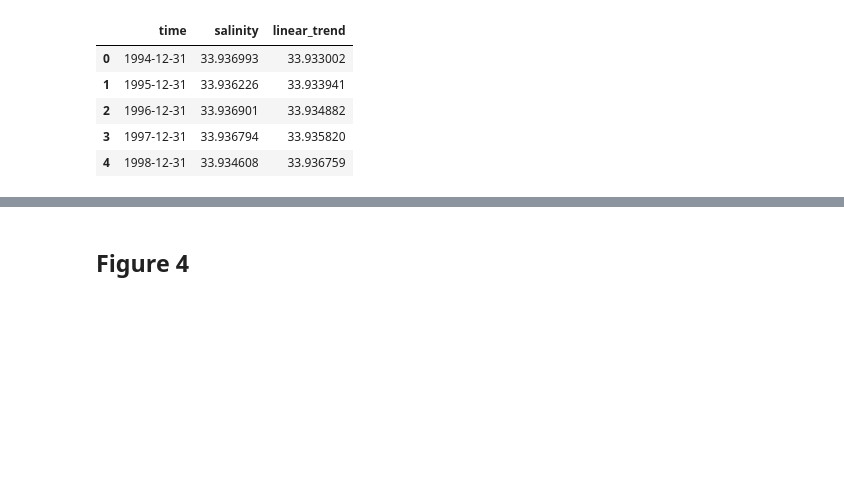
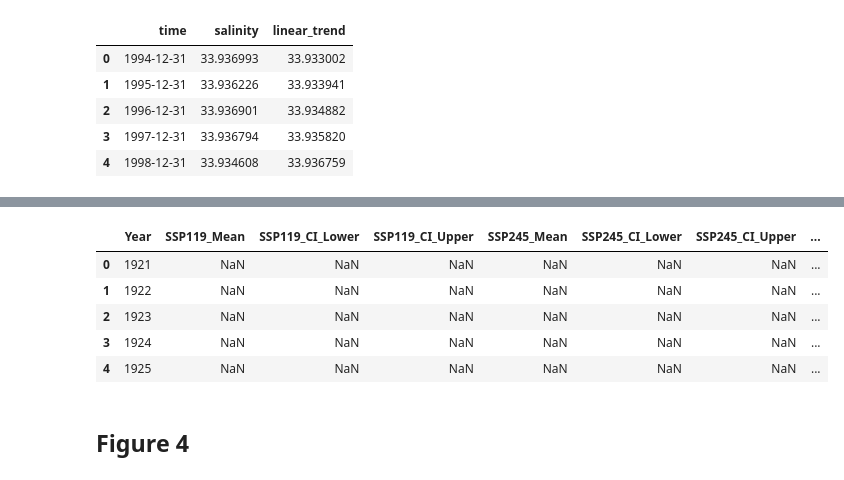
Before and after one commit to Ode-PBLLC/ocean-central, a Jupyter notebook: Code/mitigate_climate_change_FINAL.ipynb, the cells around one changed output, grey strips where cells are left out. Drawn from its saved outputs; the diff is of its cells as text; code cells hidden in the pictures; blank space fills up the shorter version.

Commit message:
update climate

```diff
--- a/Code/mitigate_climate_change_FINAL.ipynb
+++ b/Code/mitigate_climate_change_FINAL.ipynb
@@ -262,3 +266,83 @@ df[['time','salinity','linear_trend']].head()
+# %%
+# Let's load the file with more flexibility in handling its format to try and correctly parse it.
+with open('../Data/TAR_FIGURE_3_AMOC_45N', 'r') as file:
+    lines = file.readlines()
+
+# Adjust the column naming logic to include the full scenario name as requested
+scenario_data = {}
+current_scenario = None
+time_range = range(1921, 2100)
+
+for line in lines:
+    # Check if line indicates a new scenario/ensemble using the SPEAR_c192_o1 pattern
+    scenario_match = re.search(r'SPEAR_c192_o1_(.+)_ENS_(\d+)', line)
+    if scenario_match:
+        # Preserve the full scenario name (like HIST_SSP585_ALLForc) and ensemble number
+        scenario_name = scenario_match.group(1) + "_" + scenario_match.group(2)
+        current_scenario = scenario_name
+        scenario_data[current_scenario] = []
+    else:
+        # If the line contains numerical data, extract and add it to the current scenario
+        match = re.findall(r"[-+]?\d*\.\d+|\d+", line.strip())
+        if match and current_scenario:
+            scenario_data[current_scenario].extend([float(value) for value in match])
+
+# Creating a DataFrame where the first column is the time and each subsequent column is a scenario/ensemble
+df = pd.DataFrame({'Year': list(time_range)})
+
+for scenario, values in scenario_data.items():
+    df[scenario] = values[:len(time_range)]  # Ensuring the values match the time range
+
+# Define scenario prefixes to filter the columns
+scenarios = ['SSP119', 'SSP245', 'SSP534', 'SSP585', 'NATURAL']
+
+# Initialize a result DataFrame
+result = pd.DataFrame()
+result['Year'] = df['Year']
+
+# Loop through each scenario to calculate the mean and confidence intervals
+for scenario in scenarios:
+    # Identify relevant columns for the current scenario
+    scenario_columns = [col for col in df.columns if scenario in col]
+
+    if scenario_columns:  # Ensure there are columns for this scenario
+        # Calculate mean and confidence intervals
+        result[f'{scenario}_Mean'] = df[scenario_columns].mean(axis=1)
+        result[f'{scenario}_CI_Lower'] = df[scenario_columns].quantile(0.05, axis=1)
+        result[f'{scenario}_CI_Upper'] = df[scenario_columns].quantile(0.95, axis=1)
+
+# Create historical scenario columns by aggregating the SSP scenarios up to the year 2014
+historical_columns = ['SSP119', 'SSP245', 'SSP534', 'SSP585']
+
+# Create a mask for years up to 2014
+mask_historical = result['Year'] <= 2014
+
+# Calculate mean and confidence intervals for historical scenarios
+result['Historical_Mean'] = result.loc[mask_historical, [f'{scenario}_Mean' for scenario in historical_columns]].mean(axis=1)
+result['Historical_CI_Lower'] = result.loc[mask_historical, [f'{scenario}_CI_Lower' for scenario in historical_columns]].mean(axis=1)
+result['Historical_CI_Upper'] = result.loc[mask_historical, [f'{scenario}_CI_Upper' for scenario in historical_columns]].mean(axis=1)
+
+# Set SSP columns to NaN for years up to 2014
+for scenario in historical_columns:
+    result.loc[mask_historical, f'{scenario}_Mean'] = np.nan
+    result.loc[mask_historical, f'{scenario}_CI_Lower'] = np.nan
+    result.loc[mask_historical, f'{scenario}_CI_Upper'] = np.nan
+
+# Set Historical columns to NaN for years after 2014
+result.loc[~mask_historical, 'Historical_Mean'] = np.nan
+result.loc[~mask_historical, 'Historical_CI_Lower'] = np.nan
+result.loc[~mask_historical, 'Historical_CI_Upper'] = np.nan
+
+result.to_csv("mitigating_climate_change_3_salinity.csv")
+
+result.head()
+# %% [output]
+|  | Year | SSP119_Mean | SSP119_CI_Lower | SSP119_CI_Upper | SSP245_Mean | SSP245_CI_Lower | SSP245_CI_Upper | ... |
+| 0 | 1921 | NaN | NaN | NaN | NaN | NaN | NaN | ... |
+| 1 | 1922 | NaN | NaN | NaN | NaN | NaN | NaN | ... |
+| 2 | 1923 | NaN | NaN | NaN | NaN | NaN | NaN | ... |
+| 3 | 1924 | NaN | NaN | NaN | NaN | NaN | NaN | ... |
+| 4 | 1925 | NaN | NaN | NaN | NaN | NaN | NaN | ... |
 # %% [markdown]
 ## Figure 4
 # %%
```
Also changed, not shown: parts of 2 cells of this notebook.
